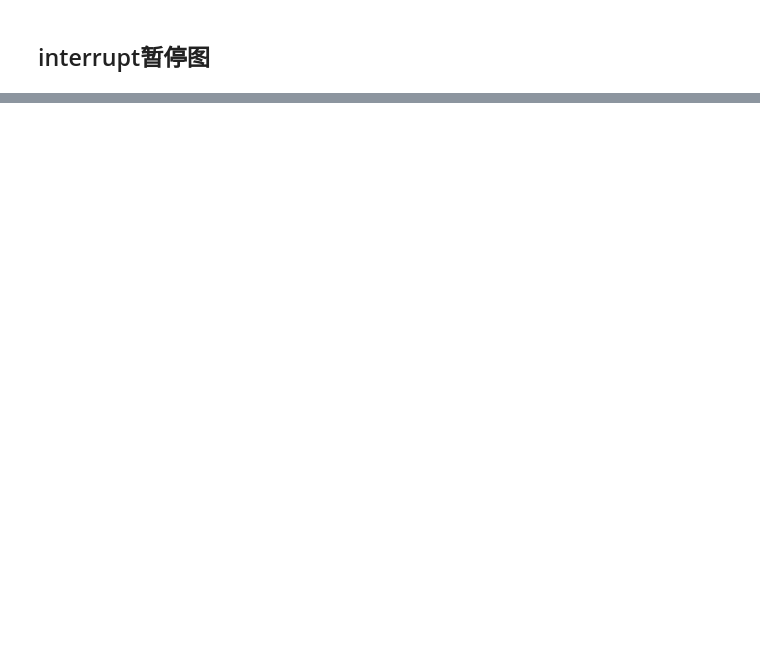
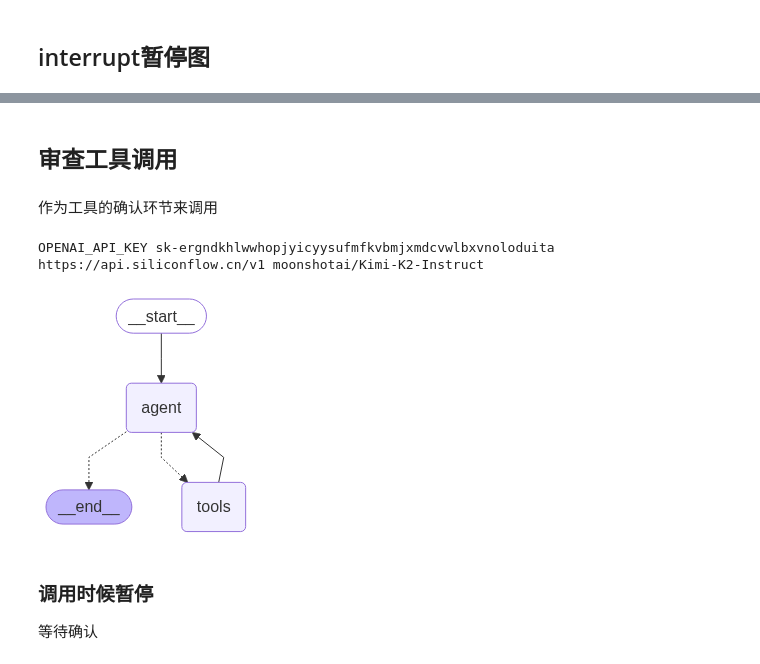
Before and after one commit to barry166/langgraph-dev, a Jupyter notebook: human-in-the-loop.ipynb, the cells around one changed output, grey strips where cells are left out. Drawn from its saved outputs; the diff is of its cells as text; code cells hidden in the pictures; blank space fills up the shorter version.

```diff
--- a/human-in-the-loop.ipynb
+++ b/human-in-the-loop.ipynb
@@ -81,0 +240,51 @@ NameError: name 'State' is not defined
+# %% [markdown]
+## 审查工具调用
+# %% [markdown]
+作为工具的确认环节来调用
+# %%
+from langgraph.checkpoint.memory import InMemorySaver
+from langgraph.types import interrupt
+from langgraph.prebuilt import create_react_agent
+from langchain_openai import ChatOpenAI
+from dotenv import load_dotenv
+import os
+load_dotenv()
+
+# An example of a sensitive tool that requires human review / approval
+def book_hotel(hotel_name: str):
+    """Book a hotel"""
+    response = interrupt(
+        f"Trying to call `book_hotel` with args {{'hotel_name': {hotel_name}}}. "
+        "Please approve or suggest edits."
+    )
+    if response["type"] == "accept":
+        pass
+    elif response["type"] == "edit":
+        hotel_name = response["args"]["hotel_name"]
+    else:
+        raise ValueError(f"Unknown response type: {response['type']}")
+    return f"Successfully booked a stay at {hotel_name}."
+
+checkpointer = InMemorySaver()
+
+llm = ChatOpenAI(
+  api_key=os.getenv('OPENAI_API_KEY'),
+  base_url=os.getenv('OPENAI_BASE_URL'),
+  model=os.getenv('MODEL_NAME'),
+)
+
+print('OPENAI_API_KEY', os.getenv('OPENAI_API_KEY'), os.getenv('OPENAI_BASE_URL'), os.getenv('MODEL_NAME'))
+
+agent_executor = create_react_agent(
+    model=llm,
+    tools=[book_hotel],
+    checkpointer=checkpointer,
+)
+
+display(Image(agent_executor.get_graph().draw_mermaid_png()))
+# %% [output]
+OPENAI_API_KEY sk-ergndkhlwwhopjyicyysufmfkvbmjxmdcvwlbxvnoloduita https://api.siliconflow.cn/v1 moonshotai/Kimi-K2-Instruct
+[figure, added]
+# %% [markdown]
+### 调用时候暂停
+等待确认
```
Also changed, not shown: parts of 11 cells of this notebook.
